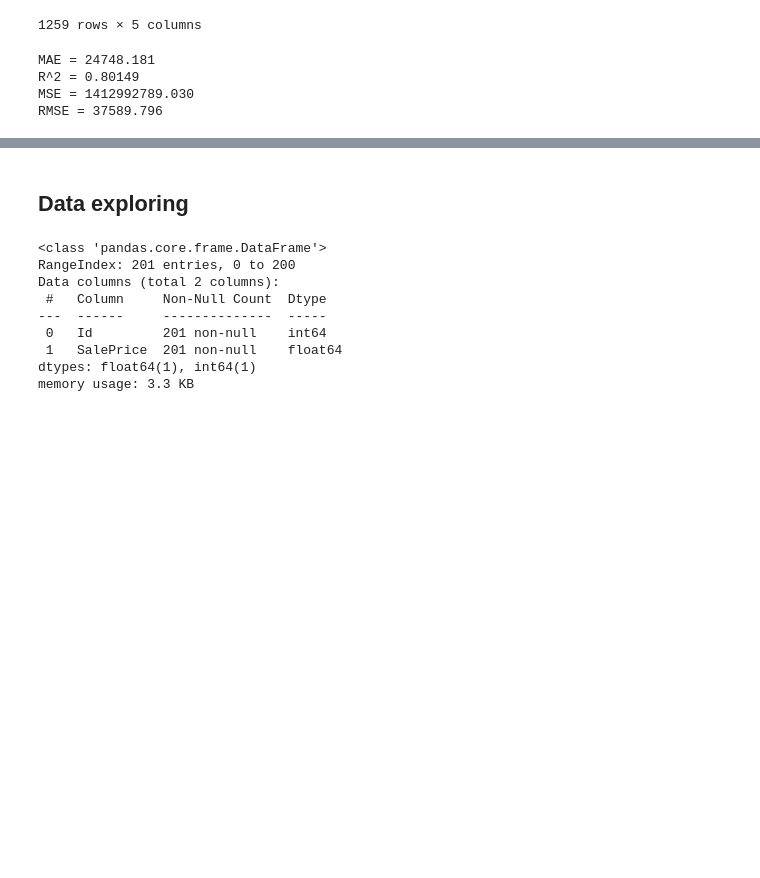
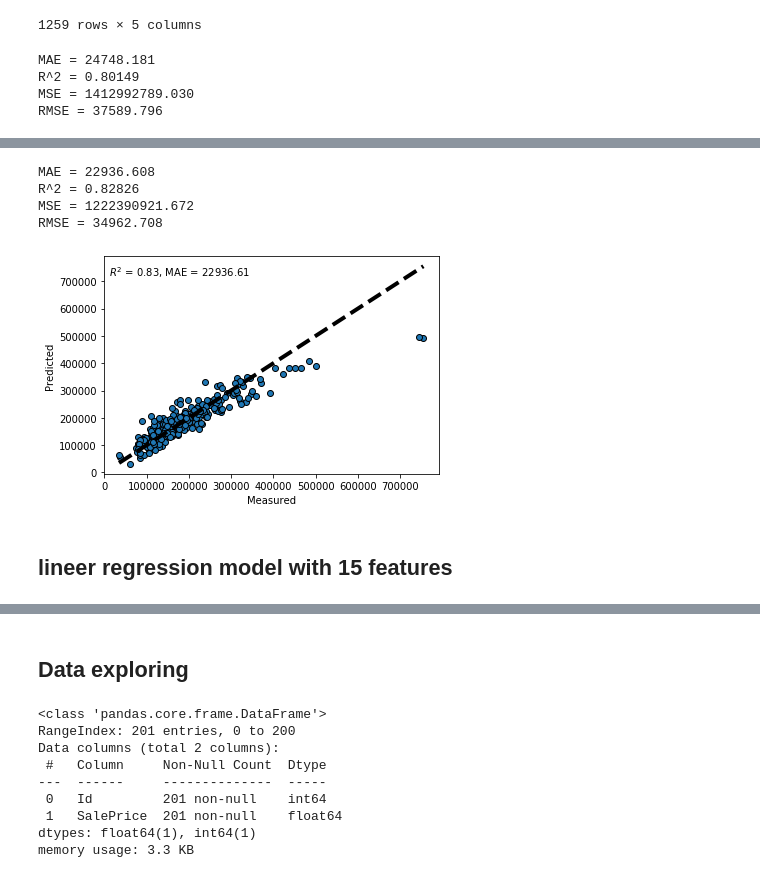
Before and after one commit to fatma-oz/house_price_prediction_linear_regression, a Jupyter notebook: house_price_prediction.ipynb, the cells around one changed output, grey strips where cells are left out. Saved outputs shown, nothing was run; the diff lists cells and outputs as text; code cells hidden in the pictures; blank space fills up the shorter version.

```diff
--- a/house_price_prediction.ipynb
+++ b/house_price_prediction.ipynb
@@ -466,0 +481,4 @@ plt.show()
+# %%
+df10=train.loc[:,['GrLivArea','OverallQual',"GarageArea","TotalBsmtSF","GarageCars",'1stFlrSF','ExterQual_TA',"FullBath","BsmtQual_Ex","TotRmsAbvGrd"]]
+y = train[["SalePrice"]]
+df10
@@ -466,0 +499,38 @@ plt.show()
+# %%
+lm  = LinearRegression()
+x_train, x_test, Y_train, Y_test = train_test_split(df10, y, test_size = 0.3,
+random_state=5)
+
+model = lm.fit(x_train, Y_train)
+y_pred=model.predict(x_test)
+mse = mean_squared_error(Y_test, model.predict(x_test))
+# %%
+# The mean absolute error
+print("MAE = %5.3f" % mean_absolute_error(Y_test, y_pred))
+# Explained variance score: 1 is perfect prediction
+print("R^2 = %0.5f" % r2_score(Y_test, y_pred))
+# The mean squared error
+print("MSE = %5.3f" % mean_squared_error(Y_test, y_pred))
+# Root-Mean-Squared-Error (RMSE)
+print("RMSE = %5.3f" % rmse(Y_test, y_pred))
+# %% [output]
+MAE = 22936.608
+R^2 = 0.82826
+MSE = 1222390921.672
+RMSE = 34962.708
+# %%
+fig, ax = plt.subplots()
+ax.scatter(Y_test, y_pred, edgecolors = (0, 0, 0))
+
+ax.text(10000,720000, r"$R^2$ = %.2f, MAE = %.2f" % (
+r2_score(Y_test, y_pred), mean_absolute_error(Y_test, y_pred)))
+
+ax.plot([Y_test.min(), Y_test.max()], [Y_test.min(), Y_test.max()], "k--",
+lw = 4)
+ax.set_xlabel("Measured")
+ax.set_ylabel("Predicted")
+plt.show()
+# %% [output]
+[figure, added]
+# %% [markdown]
+## lineer regression model with 15 features
```
Also changed, not shown: parts of 12 cells of this notebook.
